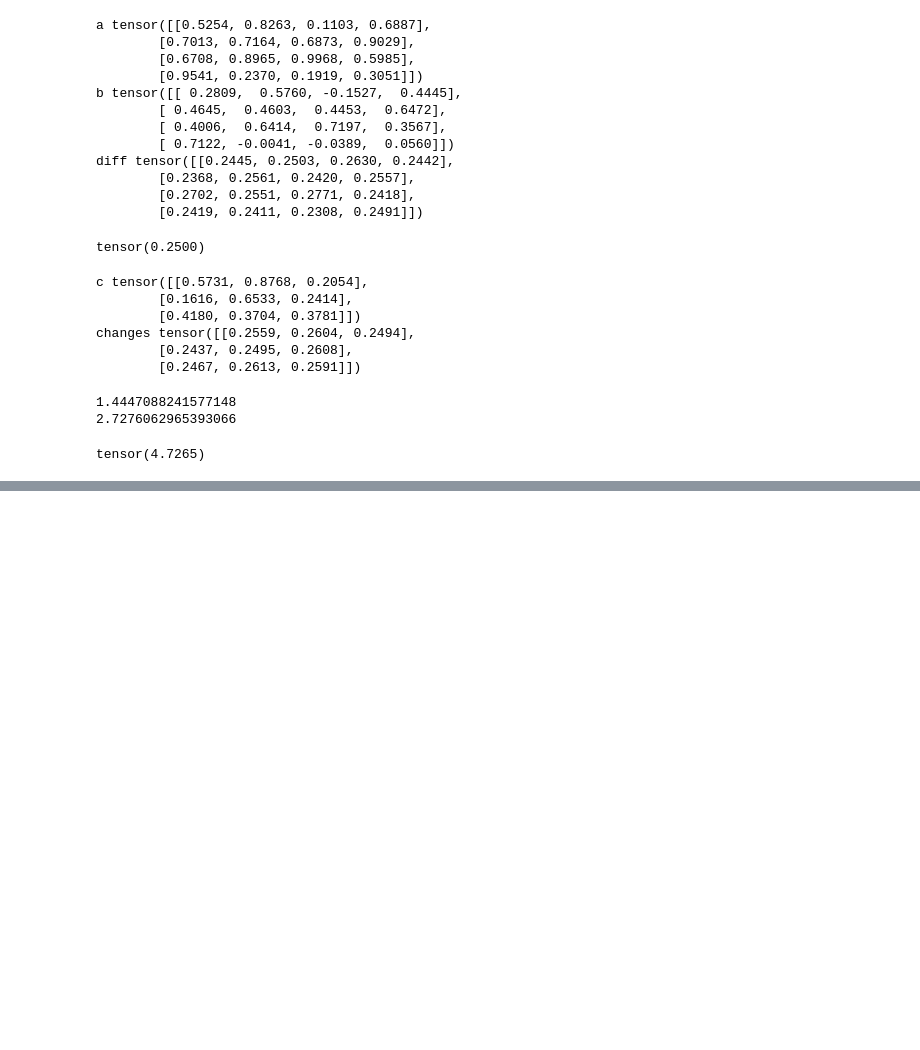
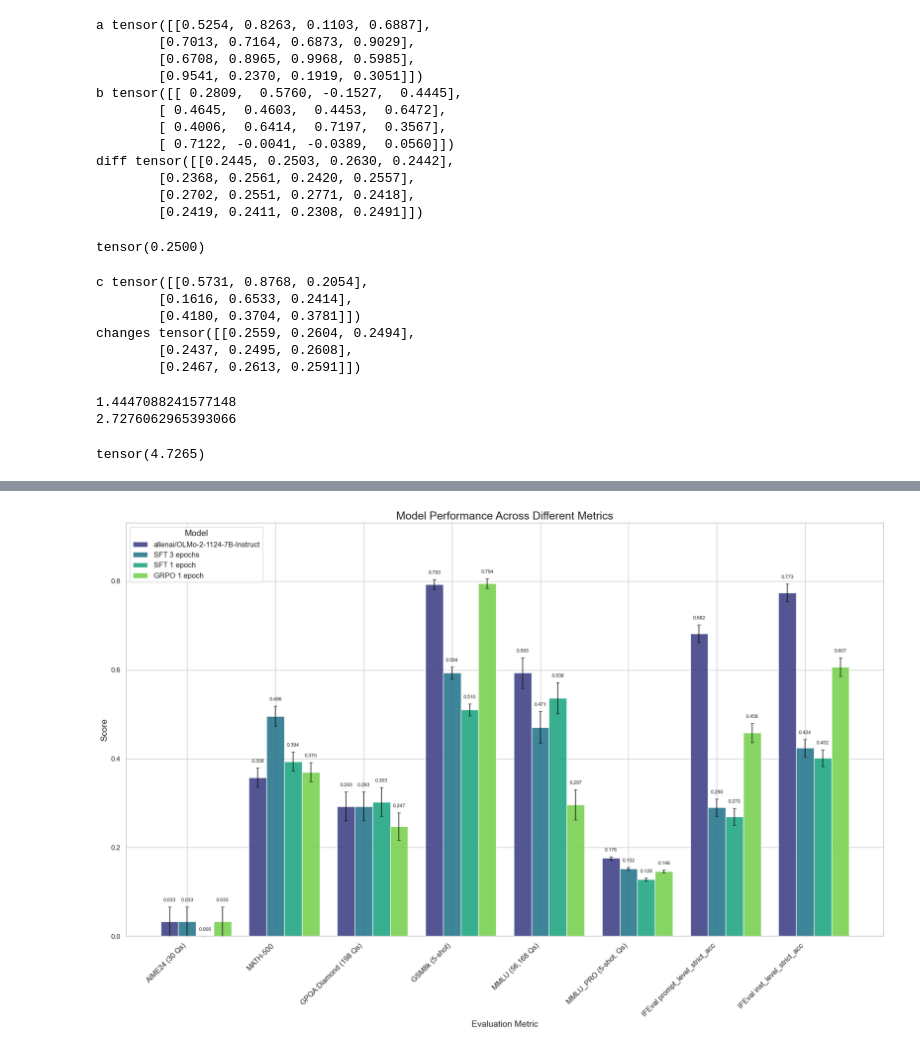
Before and after one commit to Neelectric/open-r1_olmo, a Jupyter notebook: experiments/random_data_viz.ipynb, the cells around one changed output, grey strips where cells are left out. Cells and saved outputs as stored; diff of their text form; code cells hidden in the pictures; blank space fills up the shorter version.

Commit message:
new plots

```diff
--- a/experiments/random_data_viz.ipynb
+++ b/experiments/random_data_viz.ipynb
@@ -295,0 +413,93 @@ tensor(4.7265)
+# %%
+import matplotlib.pyplot as plt
+import seaborn as sns
+import pandas as pd
+import numpy as np
+
+# Create the dataframe from the given data
+data = {
+    'Model': [
+        'allenai/OLMo-2-1124-7B-Instruct',
+        'SFT 3 epochs',  # Renamed from Neelectric/OLMo-2-1124-7B-Instruct_SFTv00.08
+        'SFT 1 epoch',   # Renamed from Neelectric/OLMo-2-1124-7B-Instruct_SFTv00.09
+        'GRPO 1 epoch'   # Renamed from Neelectric/OLMo-2-1124-7B-Instruct_GRPOv00.10
+    ],
+    'AIME24 (30 Qs)': [0.0333, 0.0333, 0, 0.0333],
+    'AIME24_err': [0.033, 0.0333, 0, 0.0333],
+    'MATH-500': [0.358, 0.496, 0.394, 0.37],
+    'MATH-500_err': [0.0215, 0.0224, 0.0219, 0.0216],
+    'GPQA:Diamond (198 Qs)': [0.2929, 0.2929, 0.303, 0.2475],
+    'GPQA:Diamond_err': [0.0324, 0.0324, 0.0327, 0.0307],
+    'GSM8k (5-shot)': [0.7930, 0.5936, 0.5102, 0.7945],
+    'GSM8k_err': [0.0112, 0.0135, 0.0138, 0.0111],
+    'MMLU (56,168 Qs)': [0.5932, 0.4709, 0.5365, 0.2966],
+    'MMLU_err': [0.0349, 0.0356, 0.0353, 0.0338],
+    'MMLU_PRO (5-shot, Qs)': [0.1764, 0.1524, 0.128, 0.1462],
+    'MMLU_PRO_err': [0.0035, 0.0033, 0.003, 0.0032],
+    'IFEval prompt_level_strict_acc': [0.6821, 0.2902, 0.2699, 0.4584],
+    'IFEval prompt_err': [0.0200, 0.0195, 0.0191, 0.0214],
+    'IFEval inst_level_strict_acc': [0.7734, 0.4245, 0.4017, 0.6067],
+    'IFEval inst_err': [0.0005, 0.0005, 0.0005, 0.0005]
+}
+
+# Create DataFrame
+df = pd.DataFrame(data)
+
+# Extract metric names and their corresponding error columns
+metrics = []
+error_columns = {}
+for col in df.columns:
+    if col != 'Model' and not col.endswith('_err'):
+        metrics.append(col)
+        # Find the corresponding error column
+        error_col = next((c for c in df.columns if c.startswith(col.split(' ')[0]) and c.endswith('_err')), None)
+        if error_col:
+            error_columns[col] = error_col
+
+# Set up the plot style
+sns.set(style="whitegrid")
+plt.figure(figsize=(18, 12))
+
+# Plot bars for each metric and model
+bar_width = 0.2
+x = np.arange(len(metrics))
+models = df['Model'].unique()
+
+# Create a color palette
+palette = sns.color_palette("viridis", len(models))
+
+for i, model in enumerate(models):
+    # Get model data
+    model_data = df[df['Model'] == model]
+    values = [model_data[metric].values[0] for metric in metrics]
+    errors = [model_data[error_columns[metric]].values[0] for metric in metrics]
+
+    # Plot bars
+    bars = plt.bar(x + i*bar_width - bar_width*1.5, values, bar_width,
+            label=model, color=palette[i], alpha=0.9)
+
+    # Add value labels above bars and leave space for error bars
+    for j, bar in enumerate(bars):
+        height = bar.get_height()
+        plt.text(bar.get_x() + bar.get_width()/2, height + errors[j] + 0.01,
+                f'{values[j]:.3f}', ha='center', va='bottom', fontsize=8)
+
+    # Add error bars that don't overlap with labels
+    plt.errorbar(x + i*bar_width - bar_width*1.5, values, yerr=errors, fmt='none',
+                capsize=3, ecolor='black', alpha=0.7)
+
+# Customize the plot
+plt.title('Model Performance Across Different Metrics', fontsize=18)
+plt.xlabel('Evaluation Metric', fontsize=14)
+plt.ylabel('Score', fontsize=14)
+plt.xticks(x - bar_width/2, metrics, rotation=45, ha='right', fontsize=12)
+plt.legend(title='Model', fontsize=12, title_fontsize=14)
+plt.tight_layout()
+
+# Add a small padding to the y-axis to ensure error bars and labels don't get cut off
+plt.ylim(0, plt.ylim()[1] * 1.1)
+
+plt.savefig('model_performance.png', dpi=300, bbox_inches='tight')
+plt.show()
+# %% [output]
+[figure, added]
```
Also changed, not shown: parts of 1 cell of this notebook, 4 other files.
